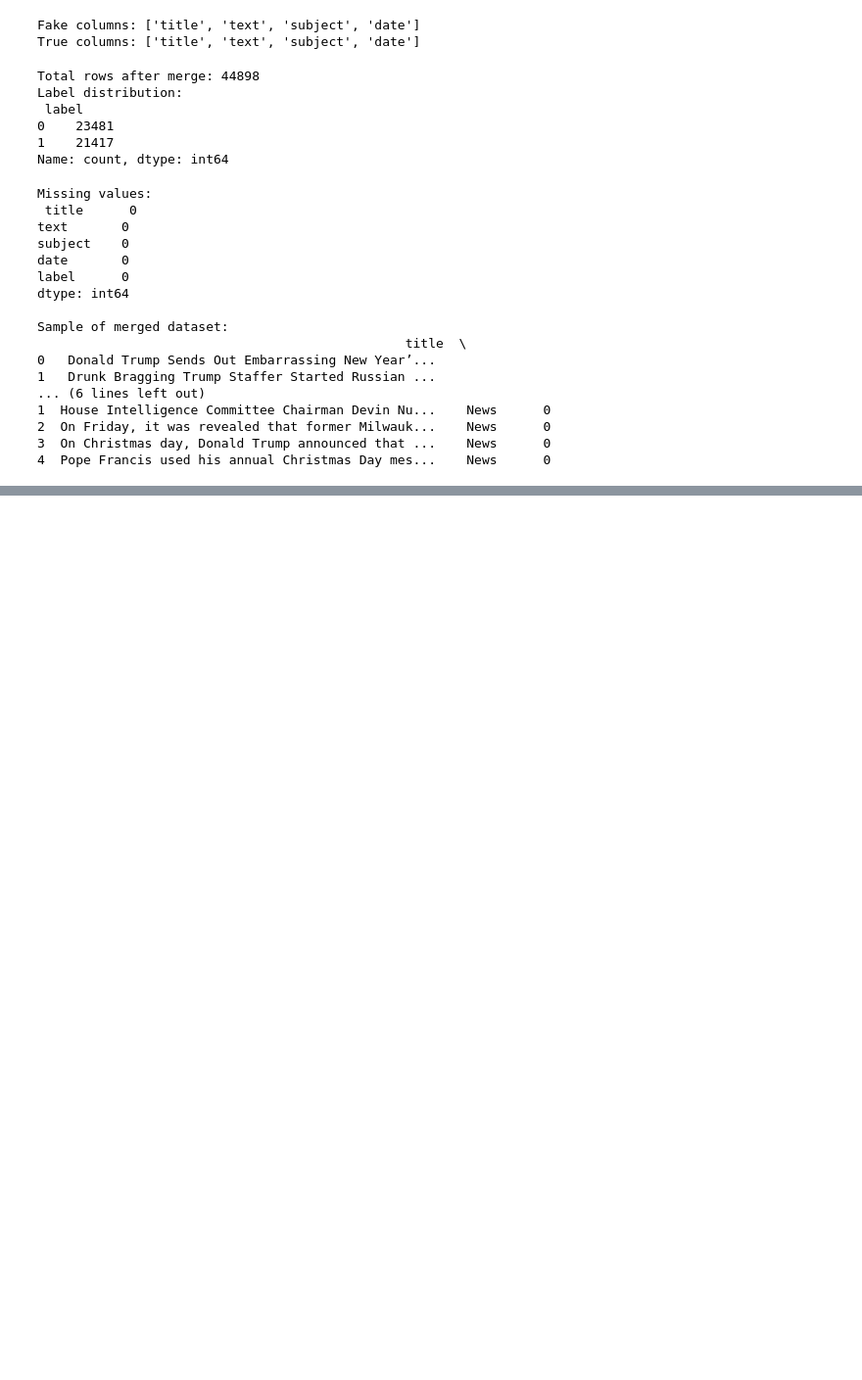
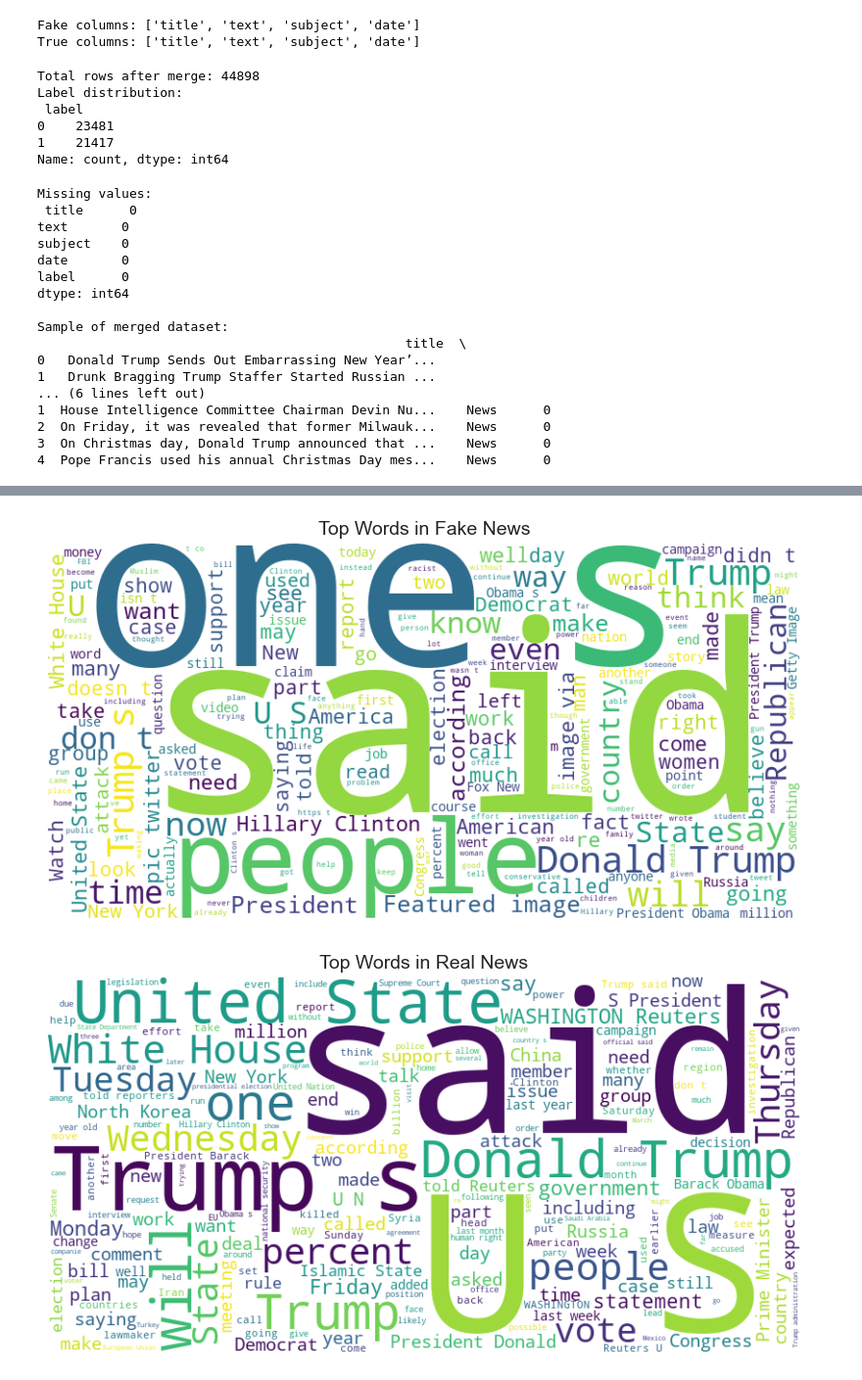
Before and after one commit to rajeev-chaurasia/Fake-News-Detection, a Jupyter notebook: Fake_News_Detection.ipynb, the cells around one changed output, grey strips where cells are left out. Shown at 98% size. Drawn from its saved outputs; the diff is of its cells as text; code cells hidden in the pictures; blank space fills up the shorter version.

```diff
--- a/Fake_News_Detection.ipynb
+++ b/Fake_News_Detection.ipynb
@@ -66,0 +126,25 @@ Sample of merged dataset:
+# %%
+# Split fake and real text
+fake_text = " ".join(df[df['label'] == 0]['text'].astype(str))
+real_text = " ".join(df[df['label'] == 1]['text'].astype(str))
+
+# Generate word clouds
+fake_cloud = WordCloud(width=800, height=400, background_color="white").generate(fake_text)
+real_cloud = WordCloud(width=800, height=400, background_color="white").generate(real_text)
+
+# Plot fake word cloud
+plt.figure(figsize=(10, 5))
+plt.imshow(fake_cloud, interpolation='bilinear')
+plt.title("Top Words in Fake News", fontsize=14)
+plt.axis("off")
+plt.show()
+
+# Plot real word cloud
+plt.figure(figsize=(10, 5))
+plt.imshow(real_cloud, interpolation='bilinear')
+plt.title("Top Words in Real News", fontsize=14)
+plt.axis("off")
+plt.show()
+# %% [output]
+[figure, added]
+[figure, added]
```
Also changed, not shown: parts of 8 cells of this notebook, 6 other files.
